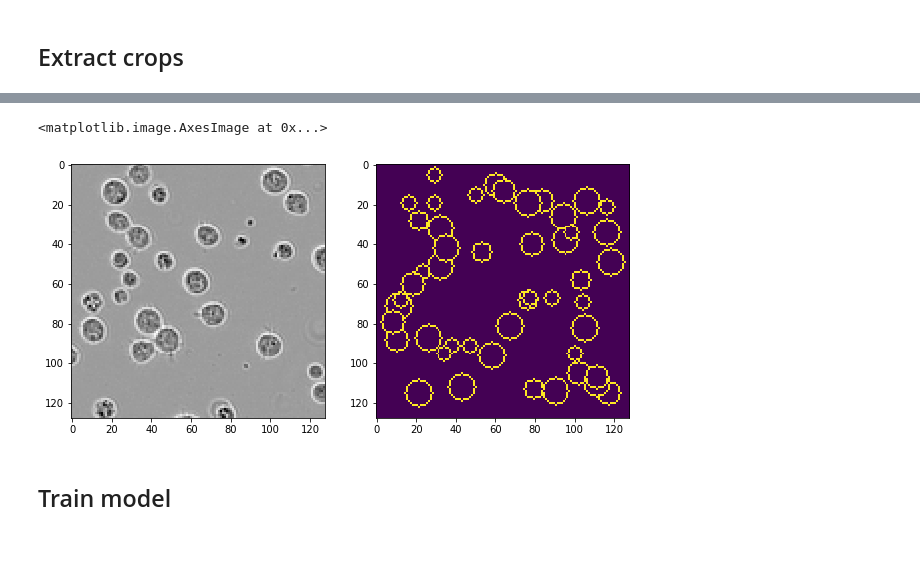
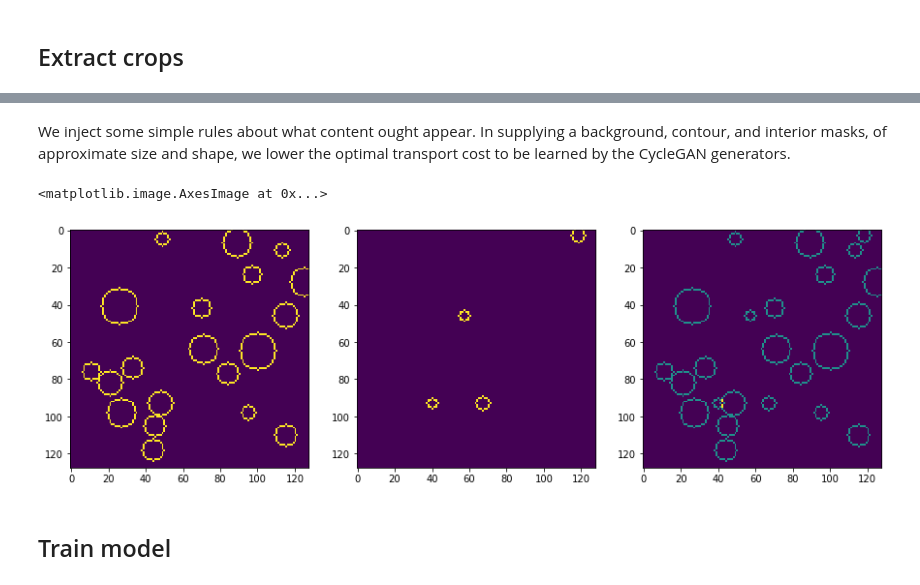
Before and after one commit to jcboyd/detecting-lymphocytes, a Jupyter notebook: cyclegan.ipynb, the cells around one changed output, grey strips where cells are left out. Saved outputs shown, nothing was run; the diff lists cells and outputs as text; code cells hidden in the pictures; blank space fills up the shorter version.

```diff
--- a/cyclegan.ipynb
+++ b/cyclegan.ipynb
@@ -54,0 +74,2 @@ x_train, x_test = crops[:1120], crops[1120:]
+# %% [markdown]
+We inject some simple rules about what content ought appear. In supplying a background, contour, and interior masks, of approximate size and shape, we lower the optimal transport cost to be learned by the CycleGAN generators.
@@ -55,21 +171,21 @@ x_train, x_test = crops[:1120], crops[1120:]
 # %%
-from src.style_transfer import draw_content
-
 crop = 128
 
 idx = np.random.randint(x_train.shape[0])
 style_img = x_train[idx]
 
 nb_cells = np.random.randint(10, 60)
 
-content_img = draw_content(np.mean(x_train, axis=0), nb_cells=nb_cells)
+content_img, instance_mask, bboxes, clearance_map = draw_content(np.mean(x_train, axis=0),
+                                                                 nb_cells=nb_cells, mode='no-overlap')
 
-fig, axes = plt.subplots(figsize=(10, 6), ncols=2)
+fig, axes = plt.subplots(figsize=(15, 5), ncols=3)
 
-axes[0].imshow(style_img, cmap='Greys_r')
-axes[1].imshow(content_img)
+axes[0].imshow(content_img[..., 0])
+axes[1].imshow(content_img[..., 1])
+axes[2].imshow(np.sum(content_img, axis=2))
 # %% [output]
 <matplotlib.image.AxesImage at 0x...>
-[figure, old version]
+[figure, new version]
 # %% [markdown]
 ## Train model
```
Also changed, not shown: parts of 11 cells of this notebook, 10 other files.
